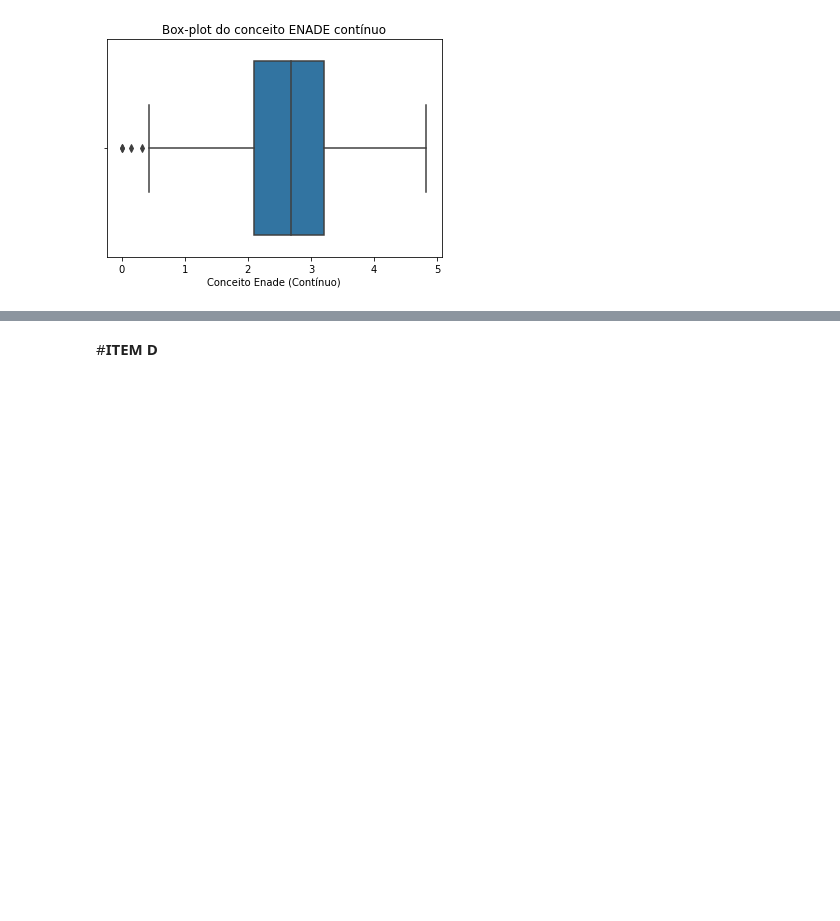
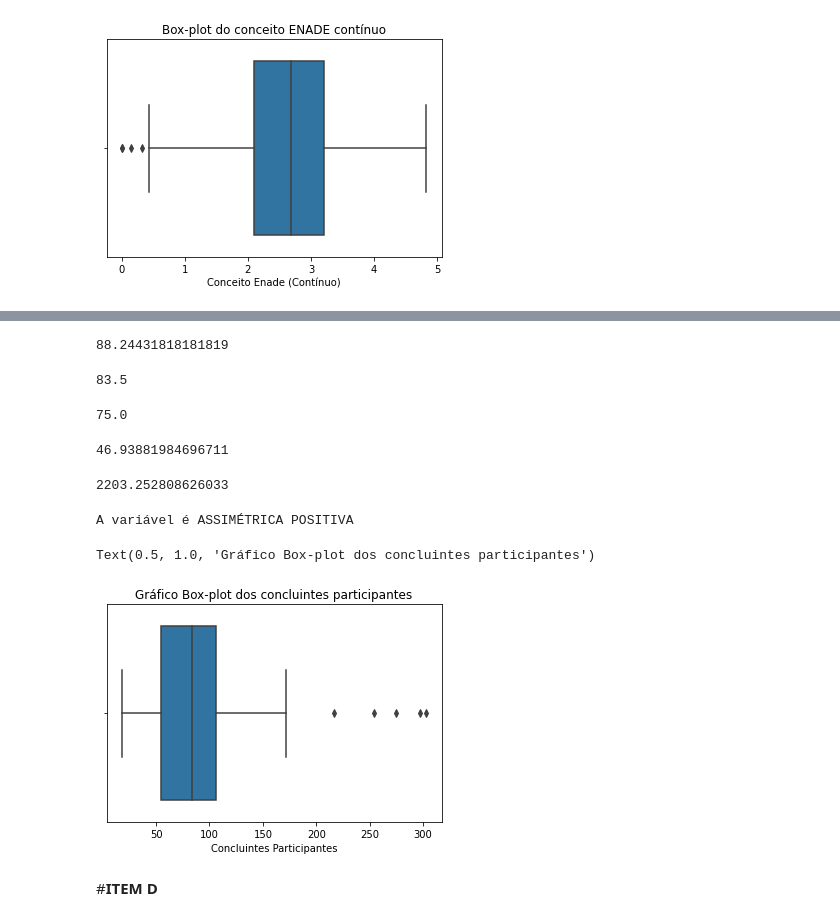
Before and after one commit to franklinperseuDS/TrabalhoModulo03, a Jupyter notebook: trabalhoEstatistica.ipynb, the cells around one changed output, grey strips where cells are left out. Saved outputs shown, nothing was run; the diff lists cells and outputs as text; code cells hidden in the pictures; blank space fills up the shorter version.

```diff
--- a/trabalhoEstatistica.ipynb
+++ b/trabalhoEstatistica.ipynb
@@ -148,0 +212,9 @@ CO_REGIAO_CURSO
+# %%
+# função para calcular simetria
+def calc_simetria(media, mediana, moda):
+  if (media > mediana):
+    return 'ASSIMÉTRICA POSITIVA'
+  elif (media < mediana):
+    return 'ASSIMÉTRICA NEGATIVA'
+  else:
+    return 'SIMÉTRICA'
@@ -149,3 +326,42 @@ CO_REGIAO_CURSO
+# %%
+# Média
+cp_media = st.mean(participantes_array)
+cp_media
+# %% [output]
+88.24431818181819
+# %%
+# Mediana
+cp_mediana = st.median(participantes_array)
+cp_mediana
+# %% [output]
+83.5
+# %%
+# Moda
+cp_moda = st.mode(participantes_array) # st.multimode(inscritos_array)
+cp_moda
+# %% [output]
+75.0
+# %%
+# Desvio-padrão
+cp_desvio_padrao = np.std(participantes_array)
+cp_desvio_padrao
+# %% [output]
+46.93881984696711
+# %%
+# Coeficiente de variação
+cp_coef_variacao = np.var(participantes_array)
+cp_coef_variacao
+# %% [output]
+2203.252808626033
+# %%
+# Simetria
+print("A variável é", calc_simetria(media, mediana, moda))
+print()
+se.boxplot(x = dfMedicinaC['Concluintes Participantes'], ).set_title('Gráfico Box-plot dos concluintes participantes')
+# %% [output]
+A variável é ASSIMÉTRICA POSITIVA
+Text(0.5, 1.0, 'Gráfico Box-plot dos concluintes participantes')
+[figure, added]
 # %% [markdown]
 #**ITEM D**
 # %%
```
Also changed, not shown: parts of 26 cells of this notebook.
